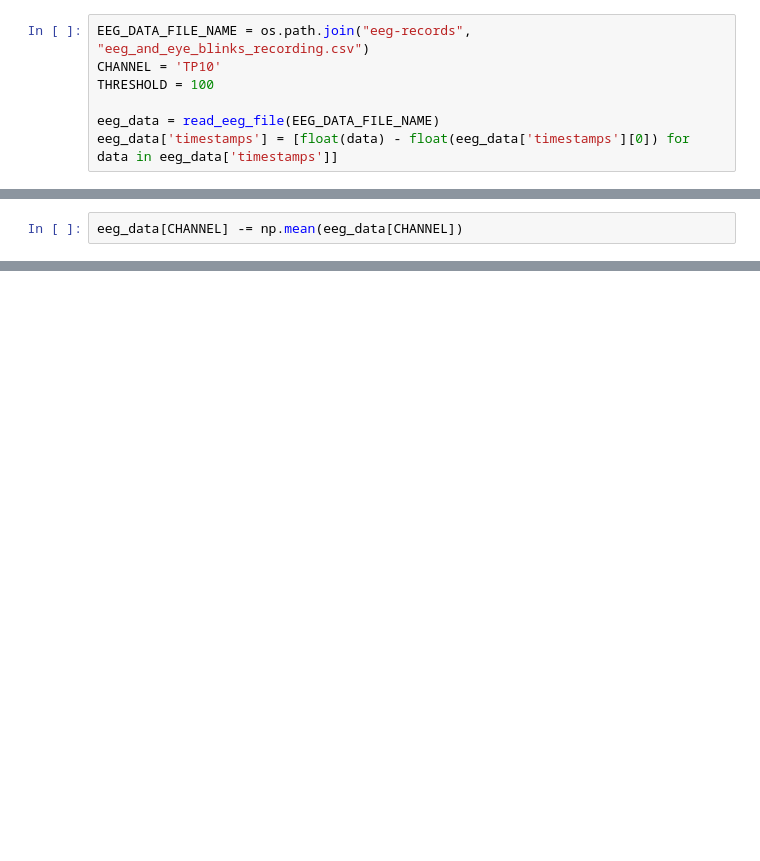
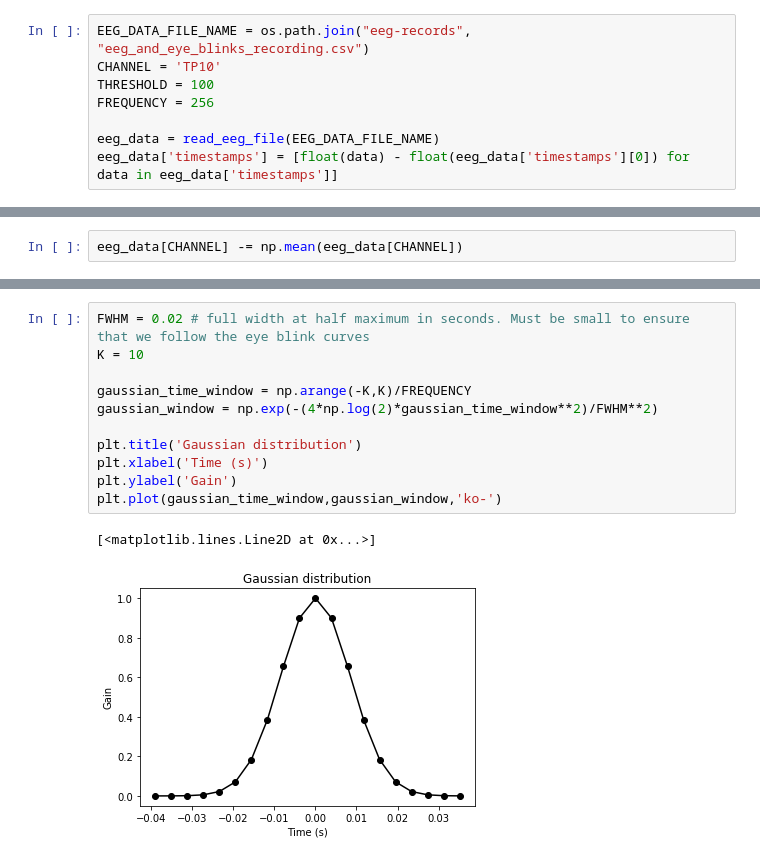
Before and after one commit to PolyCortex/onboarding-challenge, a Jupyter notebook: onboarding-challenge-part-3.ipynb, the cells around one changed output, grey strips where cells are left out. Drawn from its saved outputs; the diff is of its cells as text; blank space fills up the shorter version.

```diff
--- a/onboarding-challenge-part-3.ipynb
+++ b/onboarding-challenge-part-3.ipynb
@@ -16,6 +25,7 @@ We will once again only filter one channel.
 EEG_DATA_FILE_NAME = os.path.join("eeg-records", "eeg_and_eye_blinks_recording.csv")
 CHANNEL = 'TP10'
 THRESHOLD = 100
+FREQUENCY = 256
 
 eeg_data = read_eeg_file(EEG_DATA_FILE_NAME)
 eeg_data['timestamps'] = [float(data) - float(eeg_data['timestamps'][0]) for data in eeg_data['timestamps']]
@@ -105,0 +132,14 @@ plt.plot(eeg_data['timestamps'], eeg_data[CHANNEL])
+# %%
+FWHM = 0.02 # full width at half maximum in seconds. Must be small to ensure that we follow the eye blink curves
+K = 10
+
+gaussian_time_window = np.arange(-K,K)/FREQUENCY
+gaussian_window = np.exp(-(4*np.log(2)*gaussian_time_window**2)/FWHM**2)
+
+plt.title('Gaussian distribution')
+plt.xlabel('Time (s)')
+plt.ylabel('Gain')
+plt.plot(gaussian_time_window,gaussian_window,'ko-')
+# %% [output]
+[<matplotlib.lines.Line2D at 0x...>]
+[figure, added]
```
Also changed, not shown: parts of 19 cells of this notebook, 2 other files.
